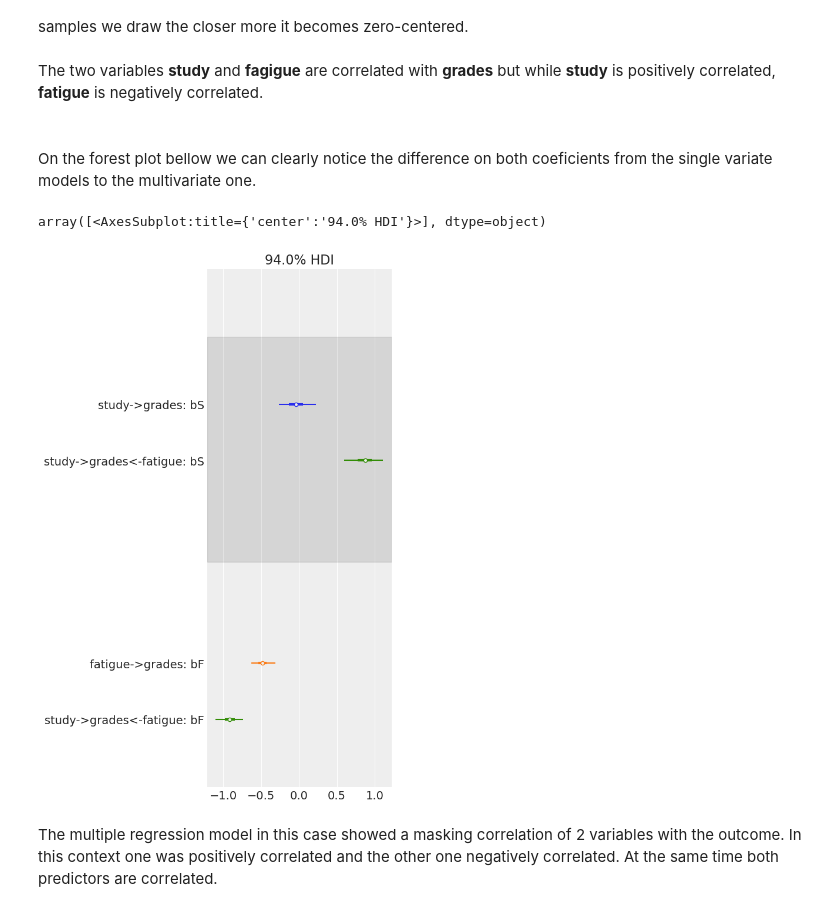
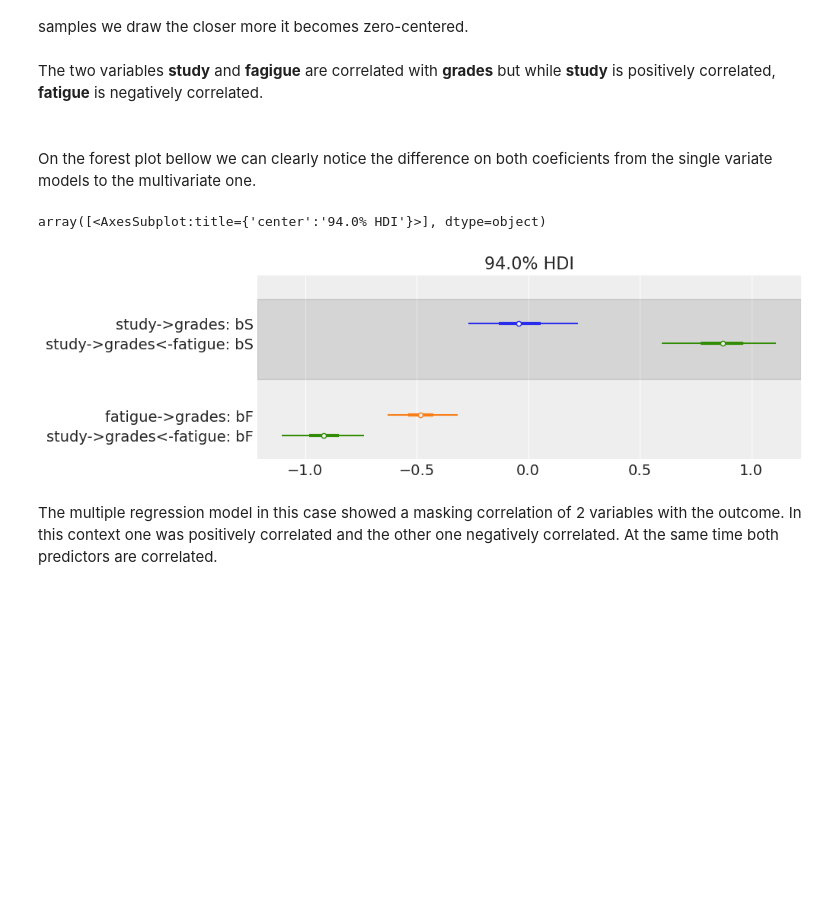
Before and after one commit to elisiojsj/Data-Science, a Jupyter notebook: Masking_relationship_simulation.ipynb, the cells around one changed output. Cells and saved outputs as stored; diff of their text form; code cells hidden in the pictures; blank space fills up the shorter version.

Commit message:
better visual for the forest plot

```diff
--- a/Masking_relationship_simulation.ipynb
+++ b/Masking_relationship_simulation.ipynb
@@ -180,12 +180,13 @@ On the forest plot bellow we can clearly notice the difference on both coeficien
 # %%
 az.style.use("arviz-darkgrid")
 az.plot_forest([sg_trace, fg_trace, sfg_trace],
               model_names=["study->grades", "fatigue->grades", "study->grades<-fatigue"],
               var_names=["bS", "bF"],
-              combined=True)
+              combined=True,
+              figsize=[10,3])
 # %% [output]
 array([<AxesSubplot:title={'center':'94.0% HDI'}>], dtype=object)
-[figure, old version]
+[figure, new version]
 # %% [markdown]
 The multiple regression model in this case showed a masking correlation of 2 variables with the outcome. In this context one was positively correlated and the other one negatively correlated.
 At the same time both predictors are correlated.
```
Also changed, not shown: parts of 1 cell of this notebook, 1 other file.
